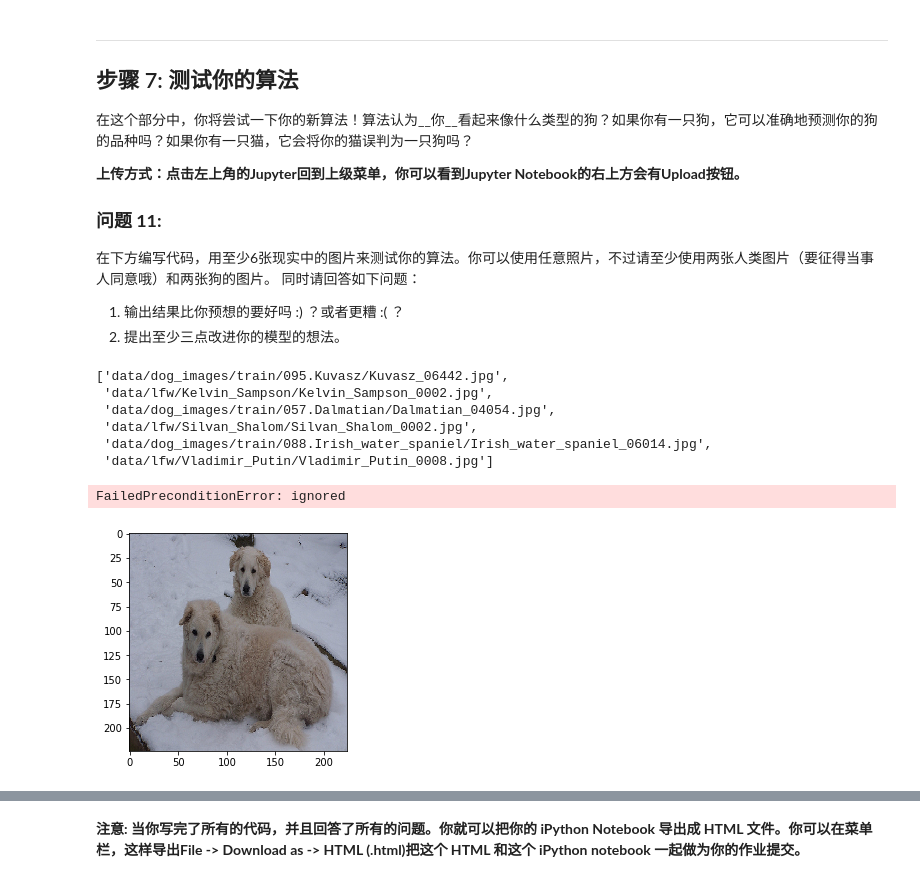
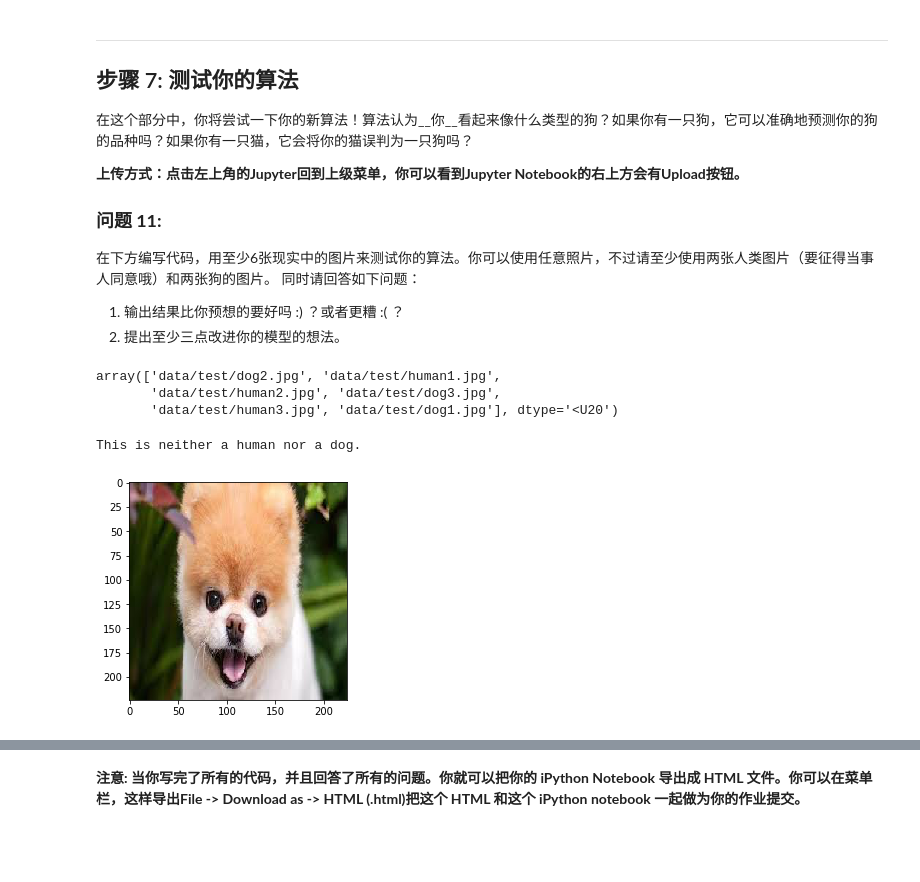
Before and after one commit to yanglinjing/dlnd_p2_dog_img_classifier, a Jupyter notebook: dog_app_zh.ipynb, the cells around one changed output, grey strips where cells are left out. Drawn from its saved outputs; the diff is of its cells as text; code cells hidden in the pictures; blank space fills up the shorter version.

```diff
--- a/dog_app_zh.ipynb
+++ b/dog_app_zh.ipynb
@@ -937,7 +928,7 @@ def VGG16_predict_breed(img_path):
 # %%
 ### TODO: 从另一个预训练的CNN获取bottleneck特征
 
-bottleneck_features = np.load('data/bottleneck_features/DogResnet50Data.npz')
+bottleneck_features = np.load('data/bottleneck_features/DogVGG19Data.npz')
 train_Resnet50 = bottleneck_features['train']
 valid_Resnet50 = bottleneck_features['valid']
 test_Resnet50 = bottleneck_features['test']
@@ -1091,7 +1082,7 @@ Test accuracy: 83.6124%
 
 def Resnet50_predict_breed(img_path):
     # 提取bottleneck特征
-    bottleneck_feature = extract_Resnet50(path_to_tensor(img_path))
+    bottleneck_feature = extract_VGG19(path_to_tensor(img_path))
     # 获取模型
     Resnet50_model.load_weights('saved_models/weights.best.Resnet50.hdf5')
     # 获取预测向量
@@ -1192,25 +1163,17 @@ FailedPreconditionError: ignored
 
 1. 输出结果比你预想的要好吗 :) ？或者更糟 :( ？
 2. 提出至少三点改进你的模型的想法。
-# %%
-## TODO: 在你的电脑上，在步骤6中，至少在6张图片上运行你的算法。
-test_pictures = []
-
-for i in range(3):
-  test_pictures.append(train_files[i])
-  test_pictures.append(human_files[i])
-
-test_pictures
-# %% [output]
-['data/dog_images/train/095.Kuvasz/Kuvasz_06442.jpg',
- 'data/lfw/Kelvin_Sampson/Kelvin_Sampson_0002.jpg',
- 'data/dog_images/train/057.Dalmatian/Dalmatian_04054.jpg',
- 'data/lfw/Silvan_Shalom/Silvan_Shalom_0002.jpg',
- 'data/dog_images/train/088.Irish_water_spaniel/Irish_water_spaniel_06014.jpg',
- 'data/lfw/Vladimir_Putin/Vladimir_Putin_0008.jpg']
-# %%
-for pic in test_pictures:
-  predict_cate(pic)
-# %% [output]
-FailedPreconditionError: ignored
-[figure, removed]
+# %%
+## TODO: 在你的电脑上，在步骤6中，至少在6张图片上运行你的算法。
+test_pictures = np.array(glob("data/test/*"))
+
+test_pictures
+# %% [output]
+array(['data/test/dog2.jpg', 'data/test/human1.jpg',
+       'data/test/human2.jpg', 'data/test/dog3.jpg',
+       'data/test/human3.jpg', 'data/test/dog1.jpg'], dtype='<U20')
+# %%
+predict_cate(test_pictures[0])
+# %% [output]
+This is neither a human nor a dog.
+[figure, added]
```
Also changed, not shown: parts of 31 cells of this notebook.
